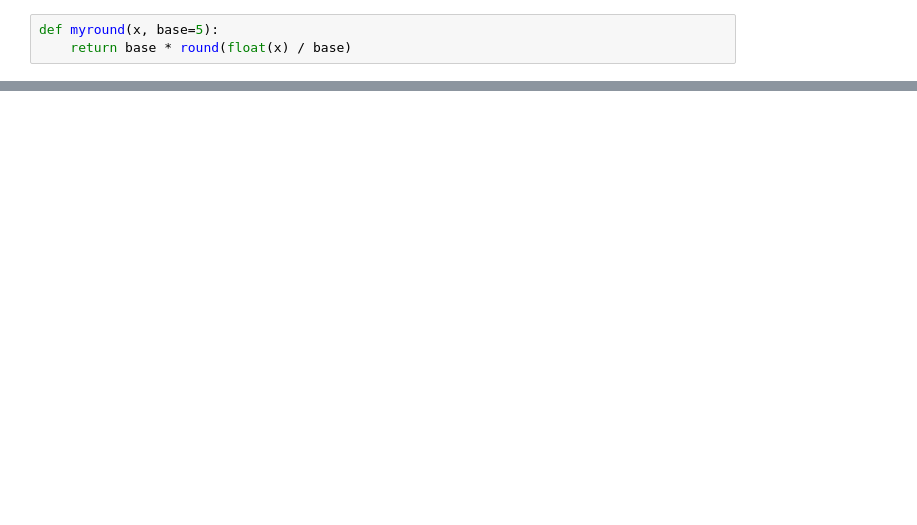
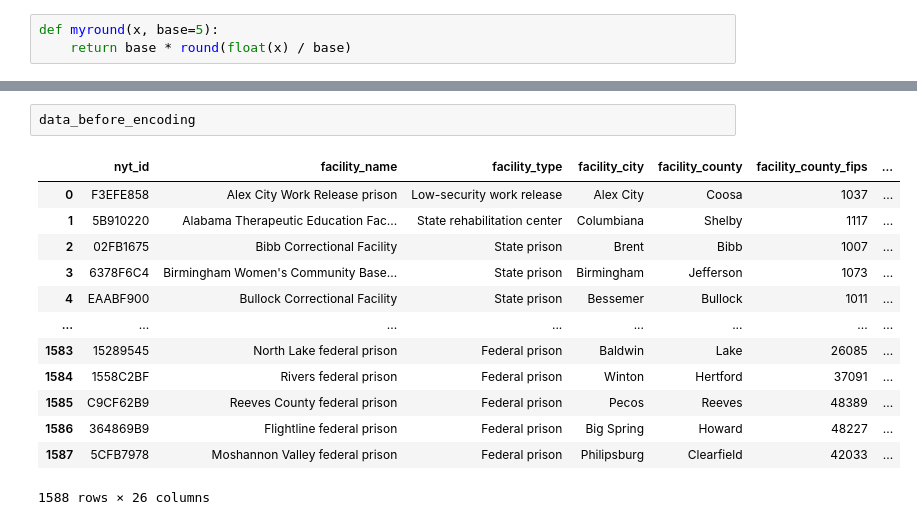
Before and after one commit to rasko1001/Project_data_mining, a Jupyter notebook: project_covid19_prison.ipynb, the cells around one changed output, grey strips where cells are left out. Drawn from its saved outputs; the diff is of its cells as text; blank space fills up the shorter version.

```diff
--- a/project_covid19_prison.ipynb
+++ b/project_covid19_prison.ipynb
@@ -184,0 +264,16 @@ facilities
+# %%
+data_before_encoding
+# %% [output]
+|  | nyt_id | facility_name | facility_type | facility_city | facility_county | facility_county_fips | ... |
+| 0 | F3EFE858 | Alex City Work Release prison | Low-security work release | Alex City | Coosa | 1037 | ... |
+| 1 | 5B910220 | Alabama Therapeutic Education Fac... | State rehabilitation center | Columbiana | Shelby | 1117 | ... |
+| 2 | 02FB1675 | Bibb Correctional Facility | State prison | Brent | Bibb | 1007 | ... |
+| 3 | 6378F6C4 | Birmingham Women's Community Base... | State prison | Birmingham | Jefferson | 1073 | ... |
+| 4 | EAABF900 | Bullock Correctional Facility | State prison | Bessemer | Bullock | 1011 | ... |
+| ... | ... | ... | ... | ... | ... | ... | ... |
+| 1583 | 15289545 | North Lake federal prison | Federal prison | Baldwin | Lake | 26085 | ... |
+| 1584 | 1558C2BF | Rivers federal prison | Federal prison | Winton | Hertford | 37091 | ... |
+| 1585 | C9CF62B9 | Reeves County federal prison | Federal prison | Pecos | Reeves | 48389 | ... |
+| 1586 | 364869B9 | Flightline federal prison | Federal prison | Big Spring | Howard | 48227 | ... |
+| 1587 | 5CFB7978 | Moshannon Valley federal prison | Federal prison | Philipsburg | Clearfield | 42033 | ... |
+1588 rows × 26 columns
```
Also changed, not shown: parts of 26 cells of this notebook.
